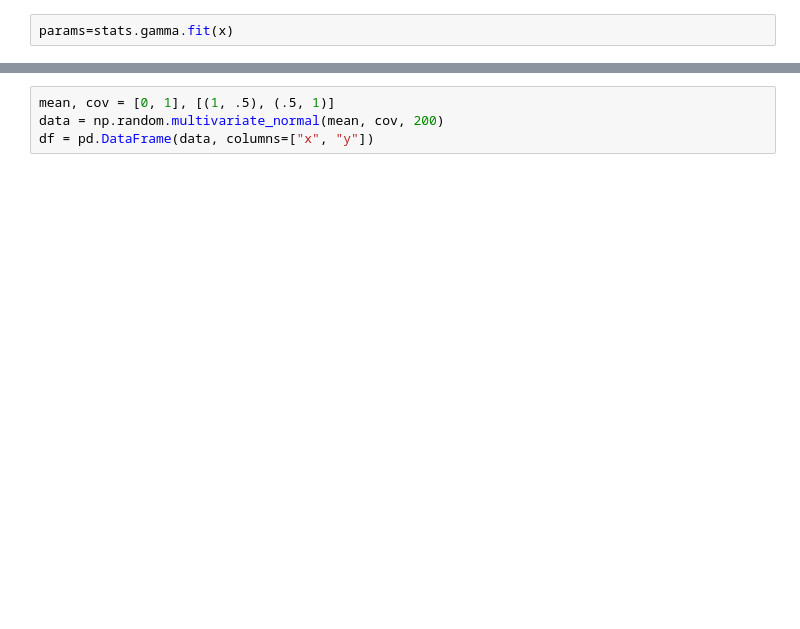
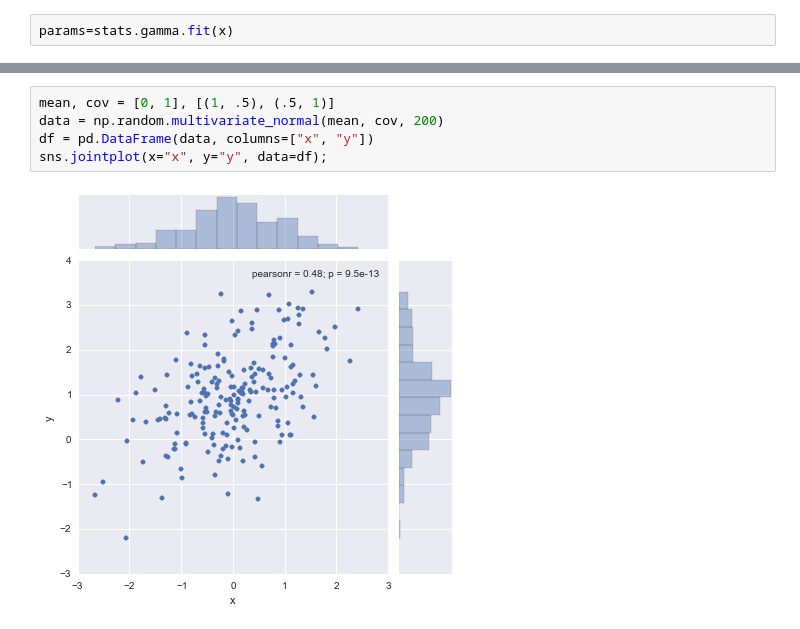
Before and after one commit to LarsKaleschke/Python-Course, a Jupyter notebook: Seaborn.ipynb, the cells around one changed output, grey strips where cells are left out. Saved outputs shown, nothing was run; the diff lists cells and outputs as text; blank space fills up the shorter version.

```diff
--- a/Seaborn.ipynb
+++ b/Seaborn.ipynb
@@ -48,4 +55,7 @@ params
 # %%
 mean, cov = [0, 1], [(1, .5), (.5, 1)]
 data = np.random.multivariate_normal(mean, cov, 200)
 df = pd.DataFrame(data, columns=["x", "y"])
+sns.jointplot(x="x", y="y", data=df);
+# %% [output]
+[figure, added]
```
Also changed, not shown: parts of 6 cells of this notebook.
